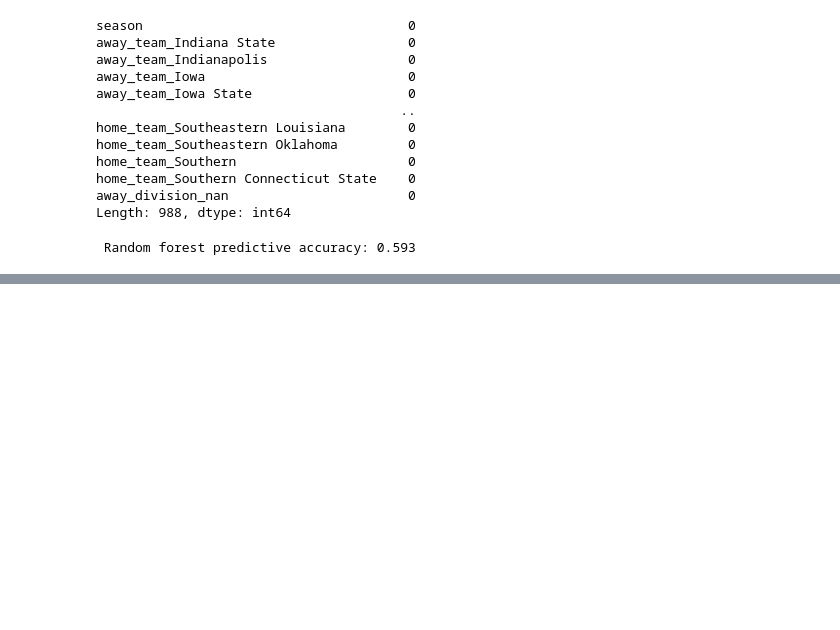
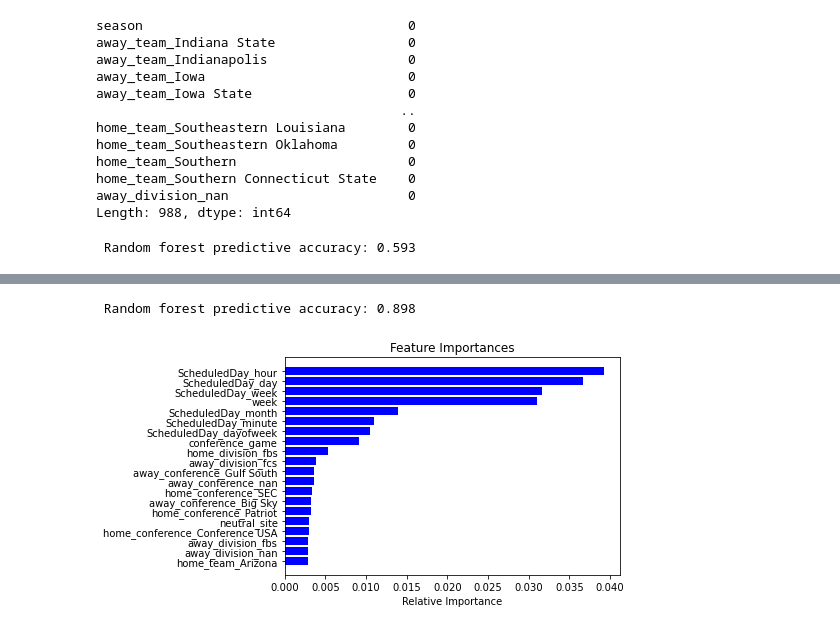
Before and after one commit to baumgartner-99/Team-7-Final-Project, a Jupyter notebook: Learning_Model.ipynb, the cells around one changed output, grey strips where cells are left out. Cells and saved outputs as stored; diff of their text form; code cells hidden in the pictures; blank space fills up the shorter version.

Commit message:
feature importance initial

```diff
--- a/Learning_Model.ipynb
+++ b/Learning_Model.ipynb
@@ -216,0 +221,18 @@ print(f" Random forest predictive accuracy: {accuracy_score(y,prediction):.3f}")
+# %%
+print(f" Random forest predictive accuracy: {accuracy_score(y,prediction):.3f}")
+# %% [output]
+ Random forest predictive accuracy: 0.898
+# %%
+plt.title('Feature Importances')
+
+top_features = 20
+features = X.columns
+importances = rf_model.feature_importances_
+index = numpy.argsort(importances)
+
+plt.barh(range(top_features), importances[index[-top_features:]], color='b', align='center')
+plt.yticks(range(top_features), [features[i] for i in index[-top_features:]])
+plt.xlabel('Relative Importance')
+plt.show()
+# %% [output]
+[figure, added]
```
Also changed, not shown: parts of 7 cells of this notebook.
